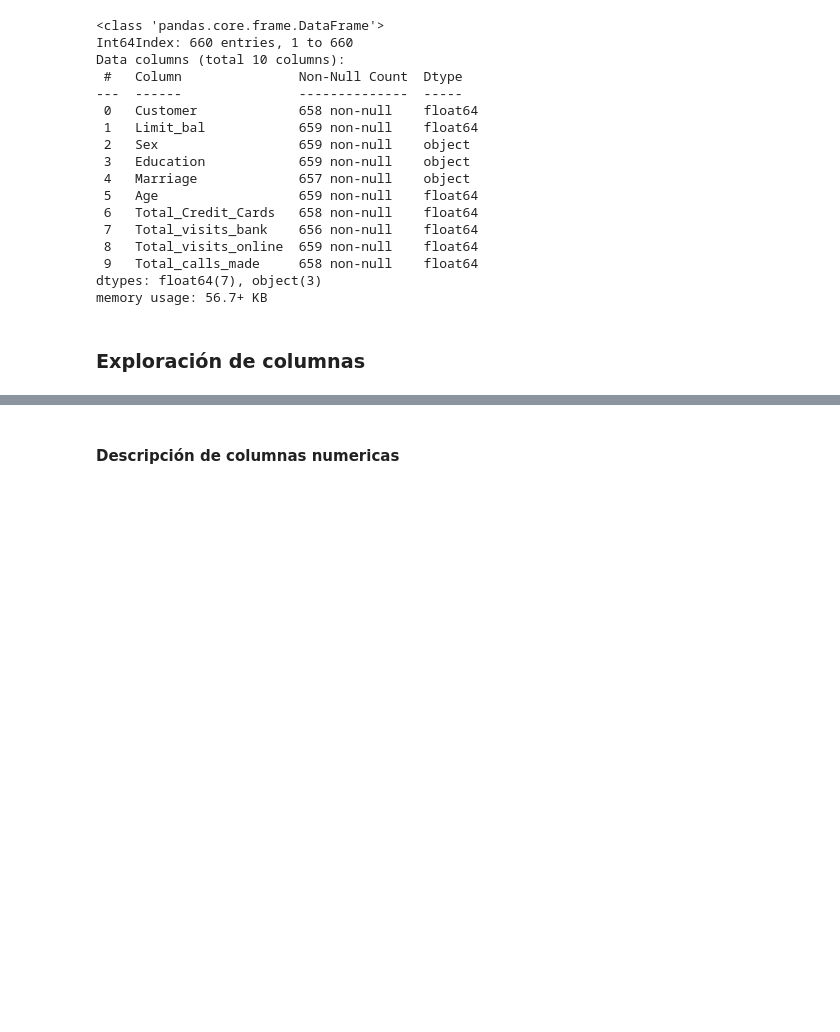
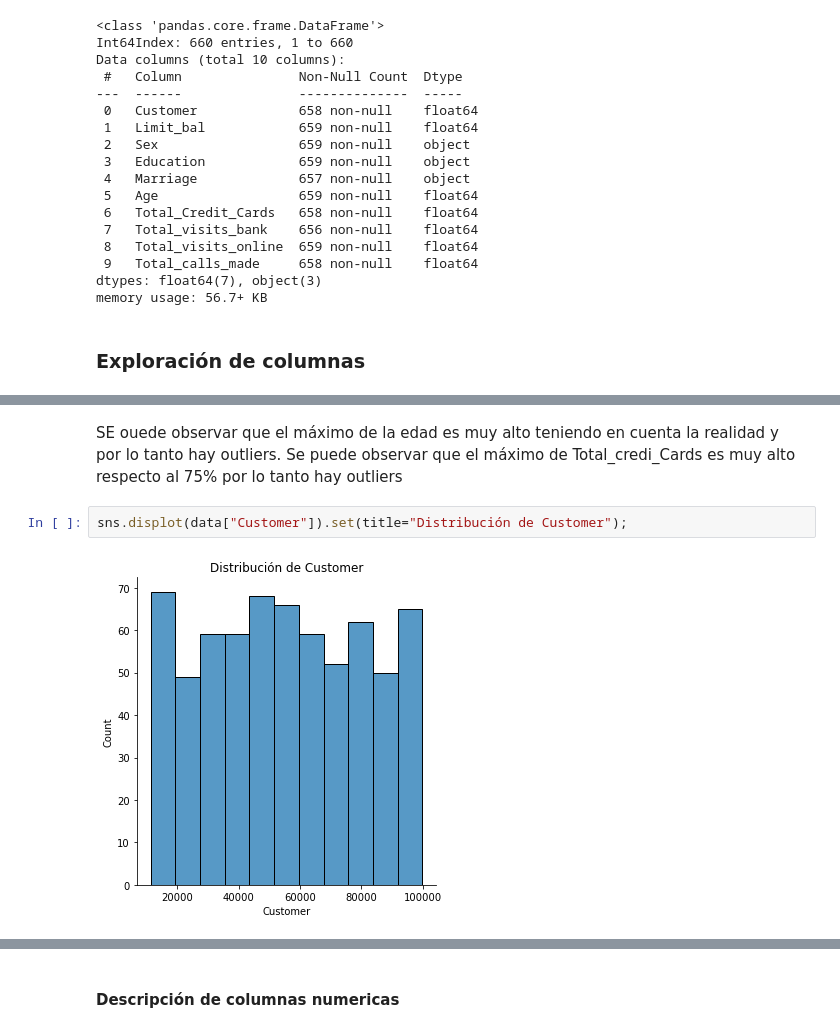
Before and after one commit to malvarezg1/BI, a Jupyter notebook: Laboratorio 2 - Clustering.ipynb, the cells around one changed output, grey strips where cells are left out. Cells and saved outputs as stored; diff of their text form; blank space fills up the shorter version.

```diff
--- a/Laboratorio 2 - Clustering.ipynb
+++ b/Laboratorio 2 - Clustering.ipynb
@@ -45,0 +128,6 @@ memory usage: 56.7+ KB
+# %% [markdown]
+SE ouede observar que el máximo de la edad es muy alto teniendo en cuenta la realidad y por lo tanto hay outliers. Se puede observar que el máximo de Total_credi_Cards es muy alto respecto al 75% por lo tanto hay outliers
+# %%
+sns.displot(data["Customer"]).set(title="Distribución de Customer");
+# %% [output]
+[figure, added]
```
Also changed, not shown: parts of 22 cells of this notebook.
